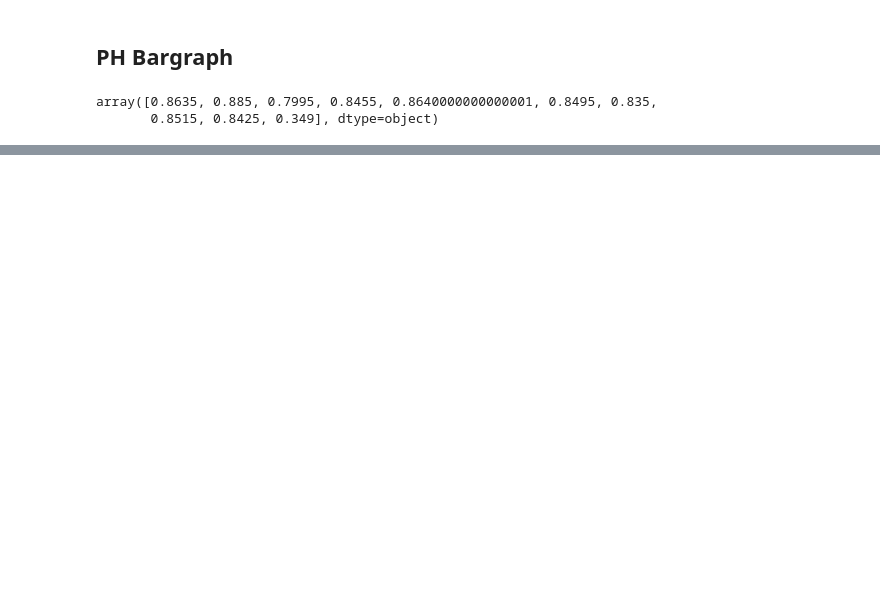
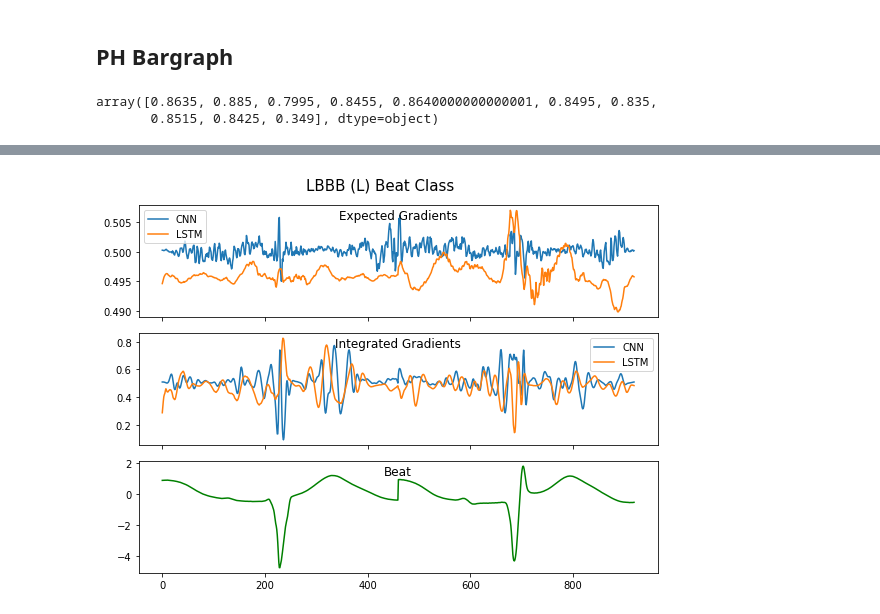
Before and after one commit to anurajt-cloud/level4_dissertation, a Jupyter notebook: graphs.ipynb, the cells around one changed output, grey strips where cells are left out. Saved outputs shown, nothing was run; the diff lists cells and outputs as text; code cells hidden in the pictures; blank space fills up the shorter version.

```diff
--- a/graphs.ipynb
+++ b/graphs.ipynb
@@ -382,0 +521,24 @@ plt.show()
+# %%
+b,n_ig_cnn_pl = get_comp_maps("cnn_pl_ig", "pl", 2, "", "ig_attributions")
+b1,n_ig_lstm_pl = get_comp_maps("lstm_pl_ig", "pl", 2, "", "ig_attributions")
+be,n_eg_cnn_pl = get_comp_maps("cnn_pl_eg", "pl", 2, "", "eg_attributions")
+b1e,n_eg_lstm_pl = get_comp_maps("lstm_pl_eg", "pl", 2, "", "eg_attributions")
+
+fig, ax = plt.subplots(3, 1,figsize=(8,6), sharex=True)
+fig.subplots_adjust(hspace=0)
+
+ax[0].plot(n_eg_cnn_pl, label="CNN")
+ax[0].plot(n_eg_lstm_pl, label="LSTM")
+ax[0].legend()
+ax[0].set_title("Expected Gradients", y=1.0, pad=-14)
+ax[1].plot(n_ig_cnn_pl, label="CNN")
+ax[1].plot(n_ig_lstm_pl, label="LSTM")
+ax[1].set_title("Integrated Gradients", y=1.0, pad=-14)
+ax[1].legend()
+ax[2].plot(b, c="g")
+ax[2].set_title("Beat", y=1.0, pad=-14)
+fig.suptitle("LBBB (L) Beat Class", fontsize=15)
+fig.tight_layout()
+plt.savefig("./images/L_pl_igeg", dpi=300)
+# %% [output]
+[figure, added]
```
Also changed, not shown: parts of 10 cells of this notebook, 4 other files.
